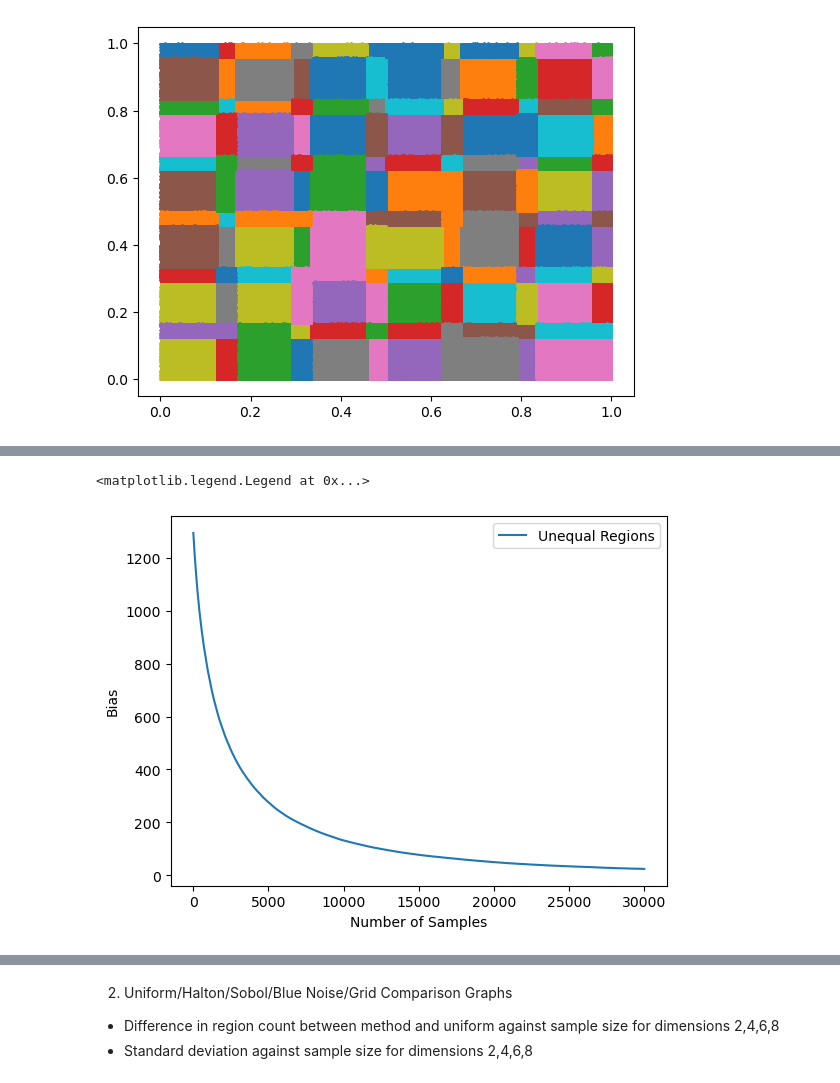
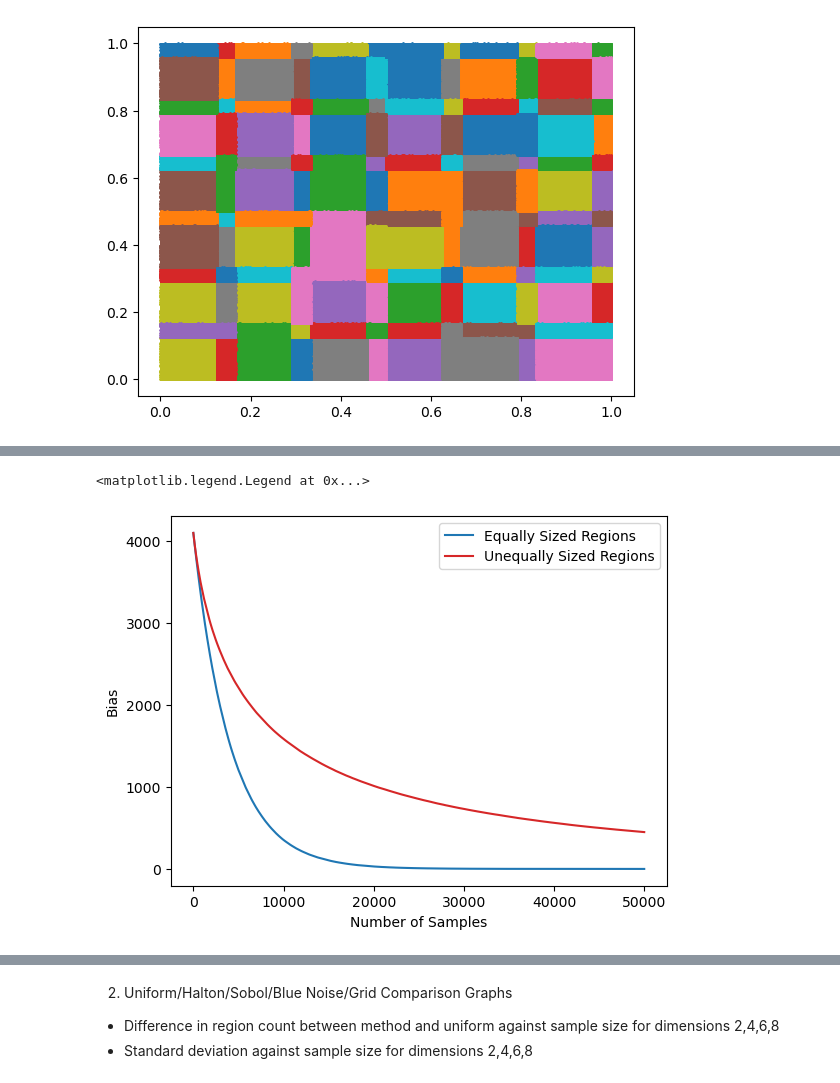
Before and after one commit to Gautam-Chauhan/MSc-Thesis, a Jupyter notebook: scenario_2.ipynb, the cells around one changed output, grey strips where cells are left out. Saved outputs shown, nothing was run; the diff lists cells and outputs as text; code cells hidden in the pictures.

```diff
--- a/scenario_2.ipynb
+++ b/scenario_2.ipynb
@@ -711,11 +729,11 @@ def experiment_3(sample_points,hidden_neurons,dimensions,runs=100,mode="online",
 # %%
 num_points = 1000000
-all_dimensions = [2,3,4]
+all_dimensions = [2,3,4,5,6,7,8,9,10]
 runs = 100
 seed = 1
 hidden_neurons = 24
 
-iid_counts_experimental = np.empty((max(all_dimensions),runs,num_points))
+iid_counts = np.empty((max(all_dimensions),runs,num_points))
 all_samples_by_region = []
 
 for dimensions in all_dimensions:
@@ -726,10 +744,12 @@ for dimensions in all_dimensions:
     sample_points = iid_uniform_sample(num_points,dimensions,runs,lower_bounds,upper_bounds,seed)
 
     # Count linear region susing those point sets and assign to the appropriate part of iid_counts
-    unique_counts,samples_by_region_experimental = experiment_3(sample_points,hidden_neurons,dimensions,runs,mode="online",return_samples=True)
+    unique_counts,samples_by_region = experiment_3(sample_points,hidden_neurons,dimensions,runs,mode="online",return_samples=True)
     unique_counts = unique_counts.detach().numpy()
-    iid_counts_experimental[dimensions-2,:,:] = unique_counts
-    all_samples_by_region.append(samples_by_region_experimental)
+    iid_counts[dimensions-2,:,:] = unique_counts
+    all_samples_by_region.append(samples_by_region)
+# %%
+iid_counts_prev = np.load('/Users/gautamchauhan/Desktop/MSc Project Code/experiments/experiment_2/iid_counts_c.npy',mmap_mode="r")
 # %%
 for key in all_samples_by_region[0]:
     plt.scatter(all_samples_by_region[0][key][:,0],all_samples_by_region[0][key][:,1],s=1)
@@ -758,11 +758,16 @@ print(iid_counts_experimental)
 # %%
-uniform_mean_experimental = np.mean(iid_counts_experimental[2],axis=0)
+uniform_mean = np.mean(iid_counts,axis=1)
+uniform_variances = np.var(iid_counts,axis=1)
+# %%
+uniform_mean_prev = np.mean(iid_counts_prev,axis=1)
+uniform_variances_prev = np.var(iid_counts_prev,axis=1)
 # %%
-x = np.arange(30000)
-plt.plot(x,1296-uniform_mean_experimental[:30000],label="Unequal Regions")
+x = np.arange(50000)
+plt.plot(x,4096-uniform_mean_prev[4,:],label="Equally Sized Regions")
+plt.plot(x,4096-uniform_mean[4,:50000],label="Unequally Sized Regions",color="tab:red")
 plt.xlabel("Number of Samples")
 plt.ylabel("Bias")
 plt.legend()
 # %% [output]
 <matplotlib.legend.Legend at 0x...>
-[figure, old version]
+[figure, new version]
```
Also changed, not shown: parts of 126 cells of this notebook.
